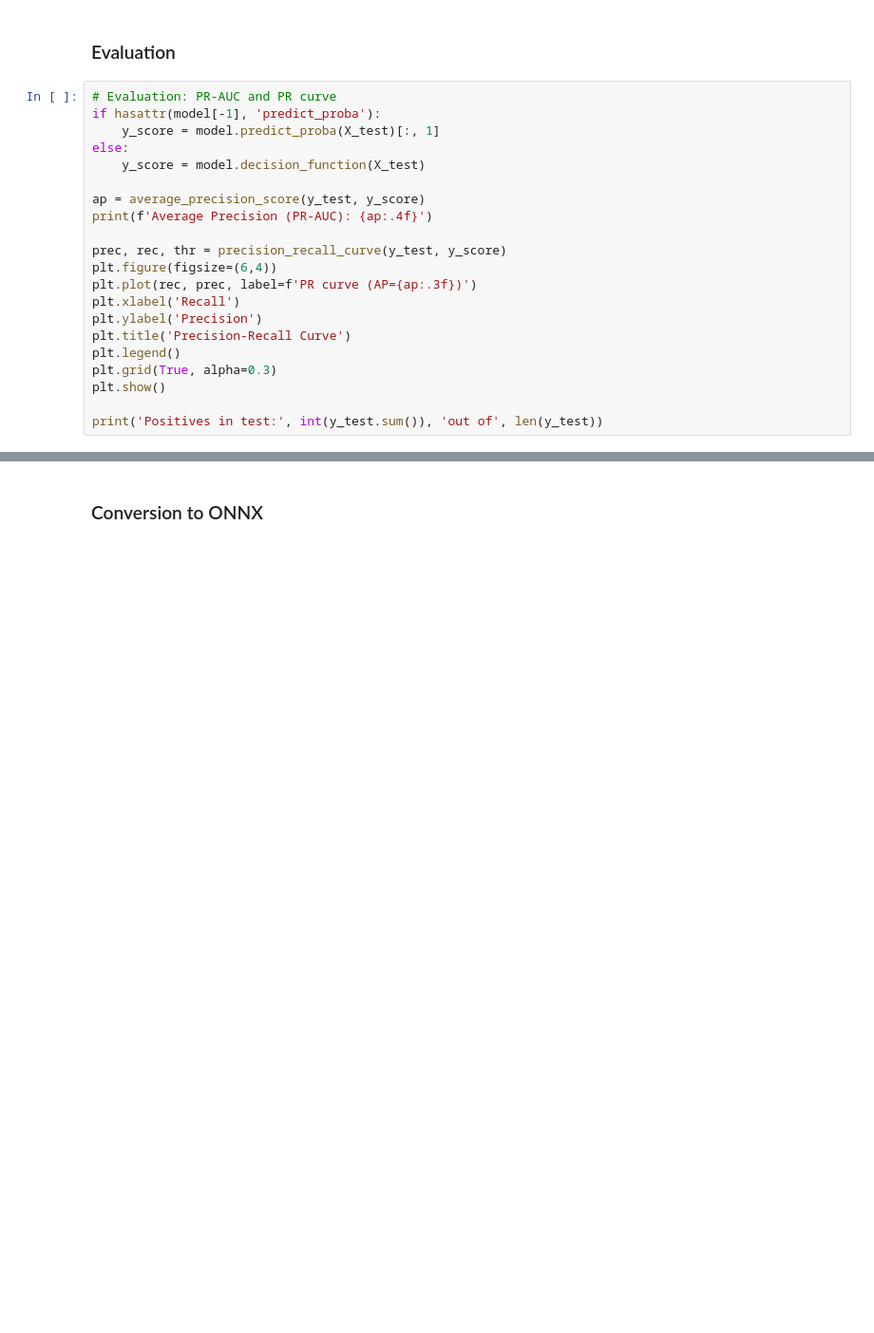
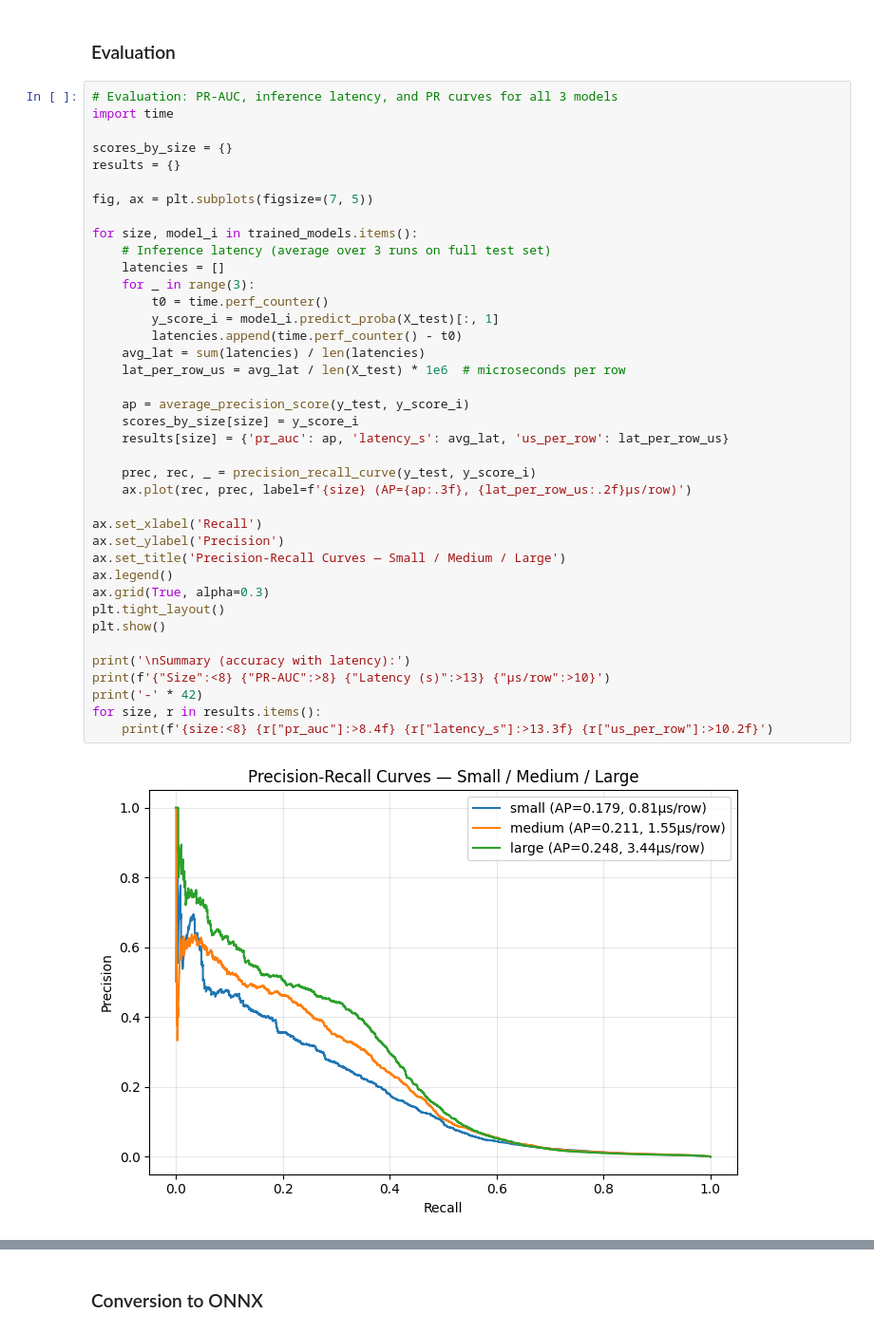
Before and after one commit to JustinPrograms/GuardianAML, a Jupyter notebook: AIModel/training-onnx.ipynb, the cells around one changed output, grey strips where cells are left out. Shown at 95% size. Cells and saved outputs as stored; diff of their text form; blank space fills up the shorter version.

Commit message:
Variable model sizes
Co-authored-by: ejo6 <ericjoneil6@gmail.com>

```diff
--- a/AIModel/training-onnx.ipynb
+++ b/AIModel/training-onnx.ipynb
@@ -262,23 +320,43 @@ print('Traing complete with LightGBM')
 # %% [markdown]
 ### Evaluation
-# %%
-# Evaluation: PR-AUC and PR curve
-if hasattr(model[-1], 'predict_proba'):
-    y_score = model.predict_proba(X_test)[:, 1]
-else:
-    y_score = model.decision_function(X_test)
-
-ap = average_precision_score(y_test, y_score)
-print(f'Average Precision (PR-AUC): {ap:.4f}')
-
-prec, rec, thr = precision_recall_curve(y_test, y_score)
-plt.figure(figsize=(6,4))
-plt.plot(rec, prec, label=f'PR curve (AP={ap:.3f})')
-plt.xlabel('Recall')
-plt.ylabel('Precision')
-plt.title('Precision-Recall Curve')
-plt.legend()
-plt.grid(True, alpha=0.3)
-plt.show()
-
-print('Positives in test:', int(y_test.sum()), 'out of', len(y_test))
+# %%
+# Evaluation: PR-AUC, inference latency, and PR curves for all 3 models
+import time
+
+scores_by_size = {}
+results = {}
+
+fig, ax = plt.subplots(figsize=(7, 5))
+
+for size, model_i in trained_models.items():
+    # Inference latency (average over 3 runs on full test set)
+    latencies = []
+    for _ in range(3):
+        t0 = time.perf_counter()
+        y_score_i = model_i.predict_proba(X_test)[:, 1]
+        latencies.append(time.perf_counter() - t0)
+    avg_lat = sum(latencies) / len(latencies)
+    lat_per_row_us = avg_lat / len(X_test) * 1e6  # microseconds per row
+
+    ap = average_precision_score(y_test, y_score_i)
+    scores_by_size[size] = y_score_i
+    results[size] = {'pr_auc': ap, 'latency_s': avg_lat, 'us_per_row': lat_per_row_us}
+
+    prec, rec, _ = precision_recall_curve(y_test, y_score_i)
+    ax.plot(rec, prec, label=f'{size} (AP={ap:.3f}, {lat_per_row_us:.2f}µs/row)')
+
+ax.set_xlabel('Recall')
+ax.set_ylabel('Precision')
+ax.set_title('Precision-Recall Curves — Small / Medium / Large')
+ax.legend()
+ax.grid(True, alpha=0.3)
+plt.tight_layout()
+plt.show()
+
+print('\nSummary (accuracy with latency):')
+print(f'{"Size":<8} {"PR-AUC":>8} {"Latency (s)":>13} {"µs/row":>10}')
+print('-' * 42)
+for size, r in results.items():
+    print(f'{size:<8} {r["pr_auc"]:>8.4f} {r["latency_s"]:>13.3f} {r["us_per_row"]:>10.2f}')
+# %% [output]
+[figure, added]
```
Also changed, not shown: parts of 9 cells of this notebook, 9 other files.
